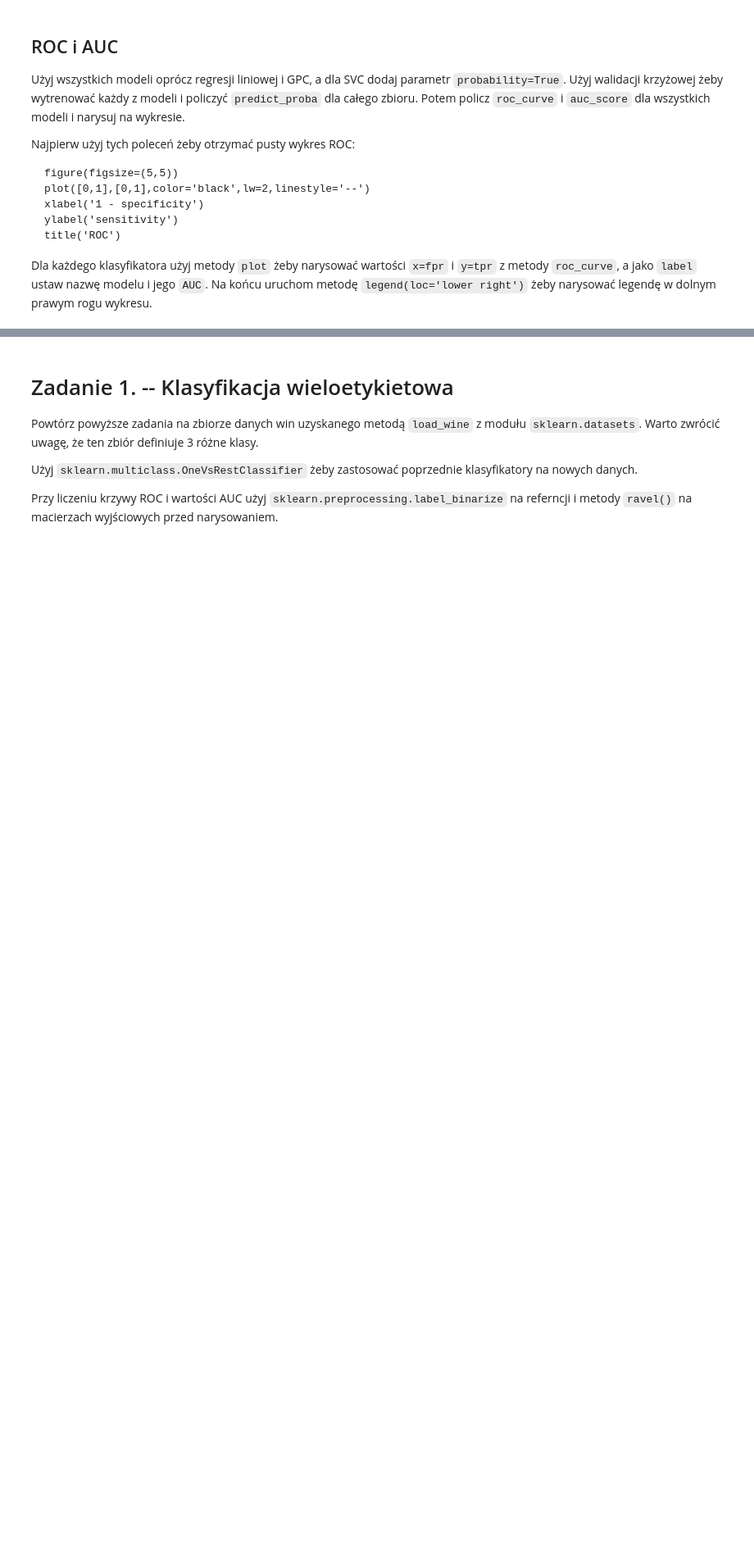
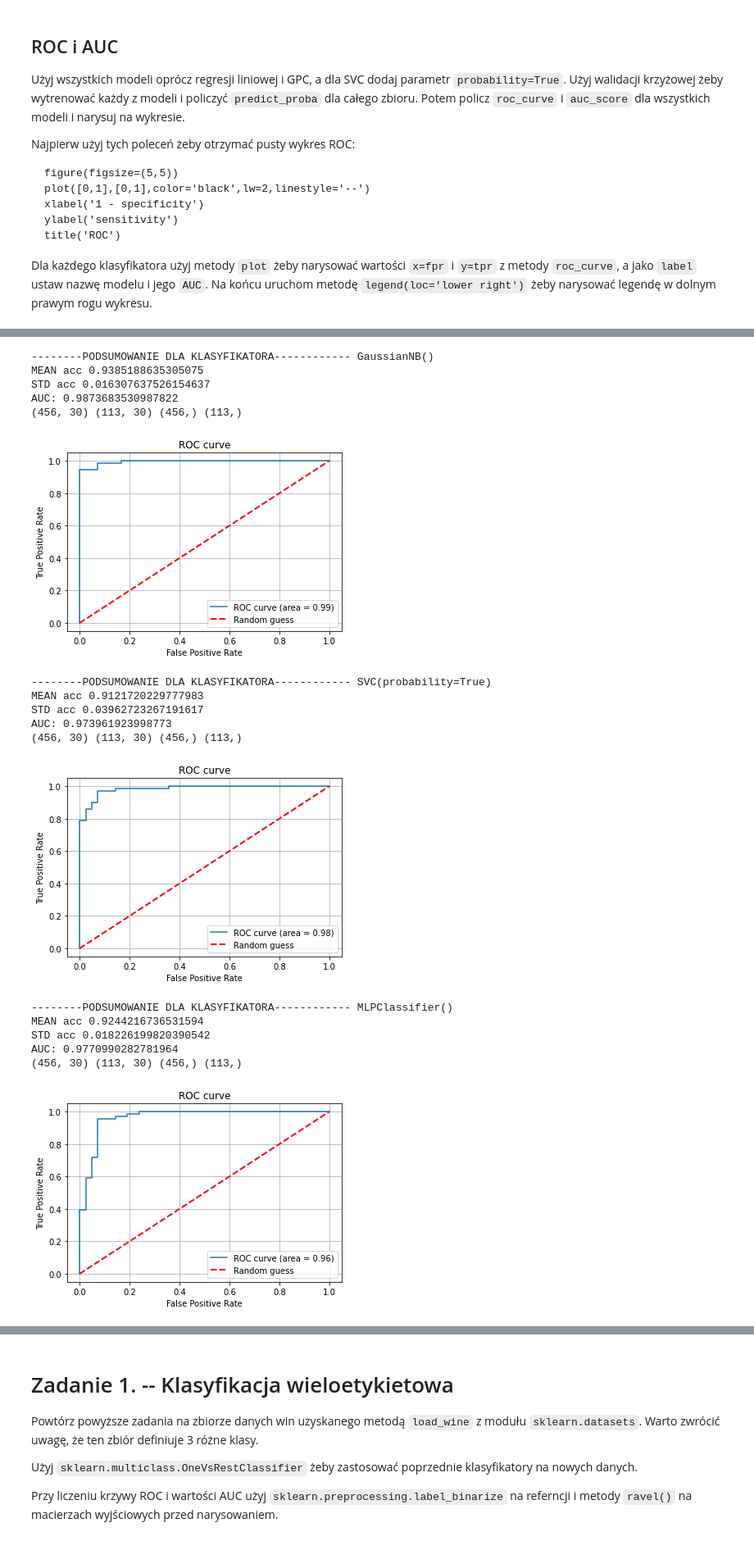
Before and after one commit to gapself/pjatk, a Jupyter notebook: Zadanie_4_klasyfikacja_wieloetykietowa.ipynb, the cells around one changed output, grey strips where cells are left out. Shown: that part at 82% size. Saved outputs shown, nothing was run; the diff lists cells and outputs as text; code cells hidden in the pictures; blank space fills up the shorter version.

````diff
--- a/Zadanie_4_klasyfikacja_wieloetykietowa.ipynb
+++ b/Zadanie_4_klasyfikacja_wieloetykietowa.ipynb
@@ -138,13 +143,11 @@ Lepszym sposobem jest podzielić cały zbiór danych na `K` paczek i iteracyjnie
 
 Użyj klasy `StratifiedKFold` z modułu `sklearn.model_selection` żeby podzielić zbiór na 5 części i powtórz poprzedni eksperyment do liczenia dokładności modeli. Jako wynik podaj wartość średnią i odchylenie standardowe dla wsyzstkich podziałów danego modelu.
 # %%
-from sklearn.model_selection import StratifiedKFold
-from statistics import stdev
-
 skf = StratifiedKFold(n_splits=5)
 
 for classifier in classifiers:
   acc_for_classifier = []
+  n_split = 0
 
   for train_index, test_index in skf.split(X, y):
     # print("TRAIN:", train_index, "TEST:", test_index)
@@ -153,8 +156,11 @@ for classifier in classifiers:
     classifier.fit(X_train, y_train)
     accuracy = classifier.score(X_test, y_test) # dokładność mojego modelu
     acc_for_classifier.append(accuracy)
-    # print("accuracy for:", classifier, " is ", aver(accuracy))
+    n_split += 1
+    print("accuracy for split NUM: ", n_split," ", accuracy, "  ", classifier)
 
-  print("MEAN acc for classifier", classifier, "is ", sum(acc_for_classifier)/5)
-  print("STD acc for classifier", classifier, "is ", stdev(acc_for_classifier))
+  print("--------PODSUMOWANIE DLA KLASYFIKATORA------------", classifier,)
+  print("MEAN acc", sum(acc_for_classifier)/5)
+  print("STD acc", stdev(acc_for_classifier))
+  print("")
 # %% [output]
@@ -239,3 +278,9 @@ title('ROC')
 ```
 
 Dla każdego klasyfikatora użyj metody `plot` żeby narysować wartości `x=fpr` i `y=tpr` z metody `roc_curve`, a jako `label` ustaw nazwę modelu i jego `AUC`. Na końcu uruchom metodę `legend(loc='lower right')` żeby narysować legendę w dolnym prawym rogu wykresu.
+# %%
+classifiers = [ GaussianNB(),
+                SVC(probability=True),
+                MLPClassifier(),
+                KNeighborsClassifier(),
+                SGDClassifier(loss='modified_huber')]
@@ -241,0 +289,55 @@ Dla każdego klasyfikatora użyj metody `plot` żeby narysować wartości `x=fpr
+# %%
+skf = StratifiedKFold(n_splits=5)
+
+for classifier in classifiers:
+  acc_for_classifier = []
+  auc_list = []
+
+  for train_index, test_index in skf.split(X, y):
+    X_train, X_test = X[train_index], X[test_index]
+    y_train, y_test = y[train_index], y[test_index]
+    classifier.fit(X_train, y_train)
+
+    accuracy = classifier.score(X_test, y_test)
+    acc_for_classifier.append(accuracy)
+
+    predY = classifier.predict_proba(X_test)
+    fpr, tpr, thresh = metrics.roc_curve(y_test, predY[:,1])
+    auc = metrics.auc(fpr, tpr)
+    auc_list.append(auc)
+
+  predict_proba = sum(acc_for_classifier)/5
+
+  print("--------PODSUMOWANIE DLA KLASYFIKATORA------------", classifier,)
+  print("MEAN acc", predict_proba)
+  print("STD acc", stdev(acc_for_classifier))
+  print("AUC:", sum(auc_list)/5)
+  print(X_train.shape, X_test.shape, y_train.shape, y_test.shape)
+  plt.plot(fpr, tpr, label='ROC curve (area = %.2f)' %auc)
+  plt.plot([0, 1], [0, 1], linestyle='--', lw=2, color='r', label='Random guess')
+  plt.title('ROC curve')
+  plt.xlabel('False Positive Rate')
+  plt.ylabel('True Positive Rate')
+  plt.grid()
+  plt.legend()
+  plt.show()
+  print("")
+# %% [output]
+--------PODSUMOWANIE DLA KLASYFIKATORA------------ GaussianNB()
+MEAN acc 0.9385188635305075
+STD acc 0.016307637526154637
+AUC: 0.9873683530987822
+(456, 30) (113, 30) (456,) (113,)
+[figure, added]
+--------PODSUMOWANIE DLA KLASYFIKATORA------------ SVC(probability=True)
+MEAN acc 0.9121720229777983
+STD acc 0.03962723267191617
+AUC: 0.973961923998773
+(456, 30) (113, 30) (456,) (113,)
+[figure, added]
+--------PODSUMOWANIE DLA KLASYFIKATORA------------ MLPClassifier()
+MEAN acc 0.9244216736531594
+STD acc 0.018226199820390542
+AUC: 0.9770990282781964
+(456, 30) (113, 30) (456,) (113,)
+[figure, added]
````
Also changed, not shown: parts of 9 cells of this notebook.
